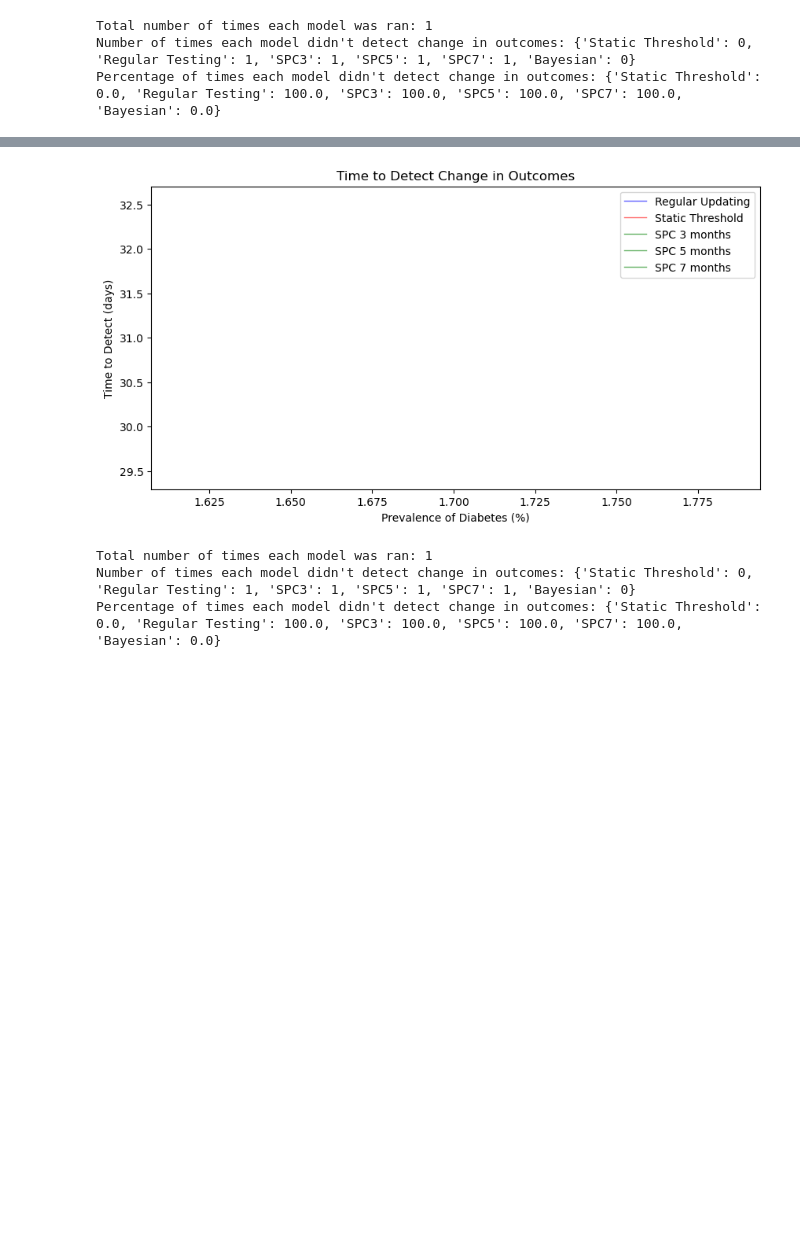
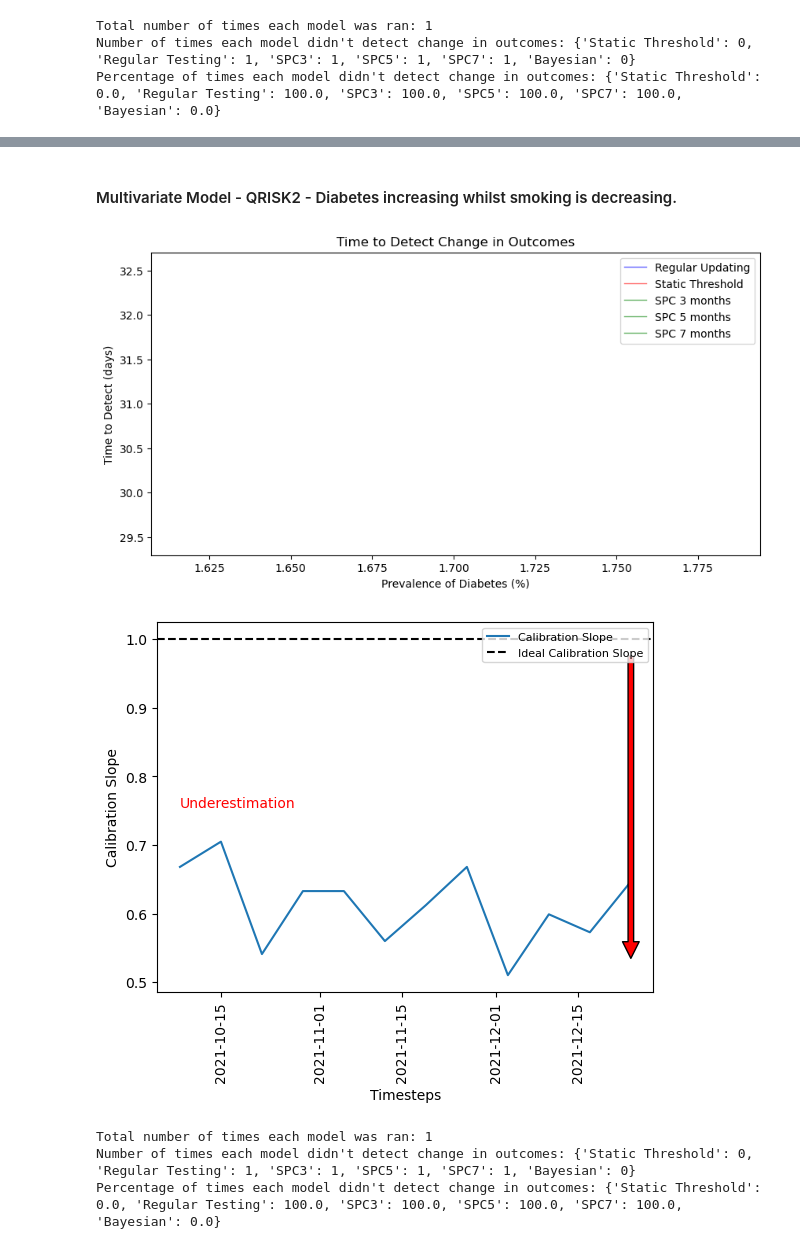
Before and after one commit to sdrelton/PREDICT, a Jupyter notebook: Comparison/detect_comparison.ipynb, the cells around one changed output, grey strips where cells are left out. Cells and saved outputs as stored; diff of their text form; code cells hidden in the pictures; blank space fills up the shorter version.

```diff
--- a/Comparison/detect_comparison.ipynb
+++ b/Comparison/detect_comparison.ipynb
@@ -256,7 +253,6 @@ Hazards ratios were reported in this paper that we convert to log-odds using log
 total_runs = 0
 recalthreshold = 0.86 # Paper has AUROC of 0.91, with lower CI at 0.86
 
-#custom_impacts = [1.0, 1.5, 2.0, 2.5, 3.0, 3.5, 4.0]
 custom_impacts = [0.1, 0.2, 0.3, 0.4, 0.5, 0.6, 0.7, 0.8, 0.9, 1.0, 1.1, 1.2, 1.3, 1.4, 1.5, 2.0, 2.5, 3.0]
 switchDateStrings = ['01-04-2020', '15-04-2020']#, '01-05-2020']
 undetected = dict({"Static Threshold": 0, "Regular Testing": 0, "SPC3": 0, "SPC5":0, "SPC7":0, "Bayesian": 0})
@@ -386,10 +382,10 @@ for switchDateidx, switchDateString in enumerate(switchDateStrings):
         spc_ttd7.append(ttd)
 
         ############################ Bayesian ############################
-        # model = BayesianModel(input_data=df, priors={"Intercept": (-1.5, 0.1), "age": (44, 16.3), "sex": (1, 0.562), "comorbidity": (1, 0.3), "ldh_high": (1, 0.15)}, cores=1, verbose=False, draws=100, chains=2)
-        # model.trigger = BayesianRefitTrigger(model=model, input_data=df, refitFrequency=1)
-        # ttd = get_model_updated_log(df, model, switchDateStrings, switchDateidx, "Bayesian", undetected)
-        # bayesian_ttd.append(ttd)
+        model = BayesianModel(input_data=df, priors={"Intercept": (-1.5, 0.1), "age": (44, 16.3), "sex": (1, 0.562), "comorbidity": (1, 0.3), "ldh_high": (1, 0.15)}, cores=1, verbose=False, draws=100, chains=2)
+        model.trigger = BayesianRefitTrigger(model=model, input_data=df, refitFrequency=1)
+        ttd = get_model_updated_log(df, model, switchDateStrings, switchDateidx, "Bayesian", undetected)
+        bayesian_ttd.append(ttd)
 
 
     # plot the time to detect for all models
@@ -863,3 +810,5 @@ Cholesterol/HDL ratio using data from 2008 (https://www.who.int/data/gho/data/in
+# %% [markdown]
+#### Multivariate Model - QRISK2 - Diabetes increasing whilst smoking is decreasing.
 # %%
 plt.figure(figsize=(10, 5))
 plt.title(f"Time to Detect Change in Outcomes")
@@ -916,7 +865,7 @@ mean_bmi = 33.8
 std_bmi = 6.1
 
 mean_townsend = 17.67
-std_townsend = 4.42
+std_townsend = 3.534
 
 mean_sbp = 26.6
 std_sbp = 4.4
@@ -929,8 +878,8 @@ intercept = None
 baseline_prob = 0.233 # 23.3%
 total_runs = 0
 
-prev_increases = [1.0001]#, 1.0003, 1.0005, 1.0007, 1.0009, 1.0011, 1.0013, 1.0015, 1.0017, 1.0019, 1.0021, 1.0023, 1.0025, 1.0027, 1.0029]
-smoking_decrease = [0.9995]#, 0.9993, 0.9991, 0.9989, 0.9987, 0.9985, 0.9983, 0.9981, 0.9979, 0.9977, 0.9975, 0.9973, 0.9971, 0.9969, 0.9967] # e.g. reduce by 0.05%
+prev_increases = [1.0001, 1.0003]#, 1.0005, 1.0007, 1.0009, 1.0011, 1.0013, 1.0015, 1.0017, 1.0019, 1.0021, 1.0023, 1.0025, 1.0027, 1.0029]
+smoking_decrease = [0.9995, 0.9993]#, 0.9991, 0.9989, 0.9987, 0.9985, 0.9983, 0.9981, 0.9979, 0.9977, 0.9975, 0.9973, 0.9971, 0.9969, 0.9967] # e.g. reduce by 0.05%
 undetected = dict({"Static Threshold": 0, "Regular Testing": 0, "SPC3": 0, "SPC5": 0, "SPC7": 0, "Bayesian": 0})
 
 for startDateidx, startDateString in enumerate(startDateStrings):
@@ -1069,7 +1018,7 @@ for startDateidx, startDateString in enumerate(startDateStrings):
         mytest.addLogHook(CalibrationSlope(eval_model))
         mytest.run()
         log = mytest.getLog()
-        #CalibrationSlopePlot(log)
+        # CalibrationSlopePlot(log)
 
 
         calibration_slope_values = list(log['CalibrationSlope'].values())
@@ -1144,33 +1093,35 @@ for startDateidx, startDateString in enumerate(startDateStrings):
 
     regular_ttd_df = pd.DataFrame({"dm_increases": dm_increases, "regular_ttd": regular_ttd}).dropna(inplace=False)
     plt.plot("dm_increases", "regular_ttd", color='blue', label='Regular Updating', alpha=0.6, linewidth=1, data=regular_ttd_df)
     static_ttd_df = pd.DataFrame({"dm_increases": dm_increases, "static_ttd": static_ttd}).dropna(inplace=False)
     plt.plot("dm_increases", "static_ttd", color='red', label='Static Threshold', alpha=0.6, linewidth=1, data=static_ttd_df)
 
     spc_ttd3_df = pd.DataFrame({"dm_increases": dm_increases, "spc_ttd3": spc_ttd3}).dropna(inplace=False)
     plt.plot("dm_increases", "spc_ttd3", color='green', label='SPC 3 months', alpha=0.6, linewidth=1, data=spc_ttd3_df)
     spc_ttd5_df = pd.DataFrame({"dm_increases": dm_increases, "spc_ttd5": spc_ttd5}).dropna(inplace=False)
     plt.plot("dm_increases", "spc_ttd5", color='green', label='SPC 5 months', alpha=0.6, linewidth=1, data=spc_ttd5_df)
     spc_ttd7_df = pd.DataFrame({"dm_increases": dm_increases, "spc_ttd7": spc_ttd7}).dropna(inplace=False)
     plt.plot("dm_increases", "spc_ttd7", color='green', label='SPC 7 months', alpha=0.6, linewidth=1, data=spc_ttd7_df)
     # bayesian_ttd_df = pd.DataFrame({"dm_increases": dm_increases, "bayesian_ttd": bayesian_ttd}).dropna(inplace=False)
     # plt.plot("dm_increases", "bayesian_ttd", color='purple', label='Bayesian', alpha=0.6, linewidth=1, data=bayesian_ttd_df)
 
 plt.xlabel("Prevalence of Diabetes (%)")
 plt.ylabel("Time to Detect (days)")
 handles, labels = plt.gca().get_legend_handles_labels()
 # Ensure only the first plot of each model is labelled in the legend
 plt.legend(handles[:6], labels[:6])
 plt.show()
+#CalibrationSlopePlot(log)
 
 
 # Print the number of undetected models
 print(f"Total number of times each model was ran: {total_runs}")
 percentages = {key: (value / total_runs * 100) if total_runs > 0 else 0 for key, value in undetected.items()}
 print("Number of times each model didn't detect change in outcomes:", undetected)
 print("Percentage of times each model didn't detect change in outcomes:", percentages)
 # %% [output]
 [figure]
+[figure, added]
 Total number of times each model was ran: 1
 Number of times each model didn't detect change in outcomes: {'Static Threshold': 0, 'Regular Testing': 1, 'SPC3': 1, 'SPC5': 1, 'SPC7': 1, 'Bayesian': 0}
 Percentage of times each model didn't detect change in outcomes: {'Static Threshold': 0.0, 'Regular Testing': 100.0, 'SPC3': 100.0, 'SPC5': 100.0, 'SPC7': 100.0, 'Bayesian': 0.0}
```
Also changed, not shown: parts of 8 cells of this notebook.
